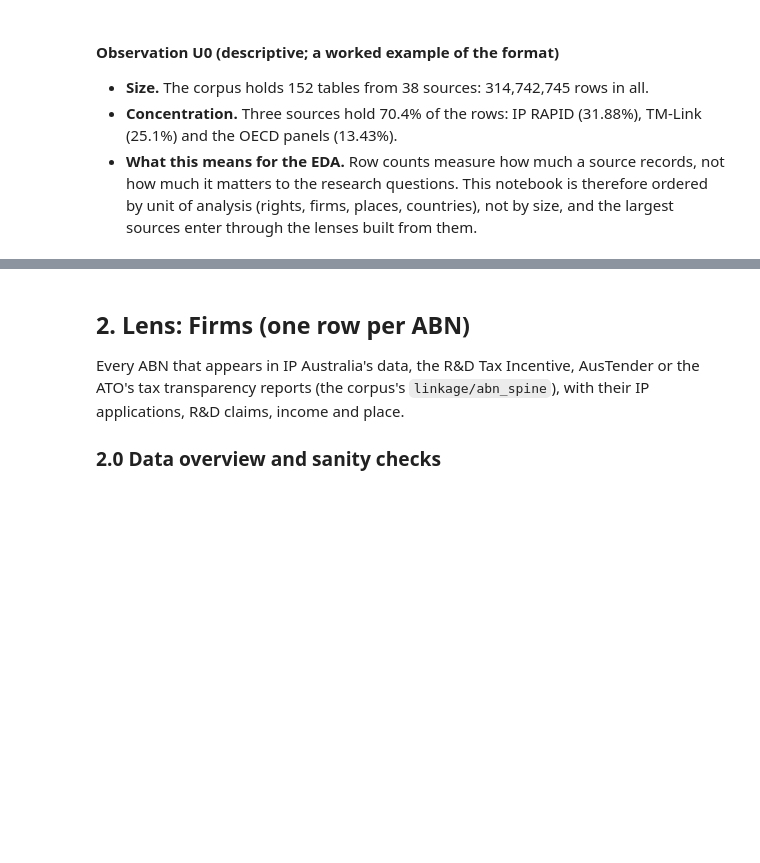
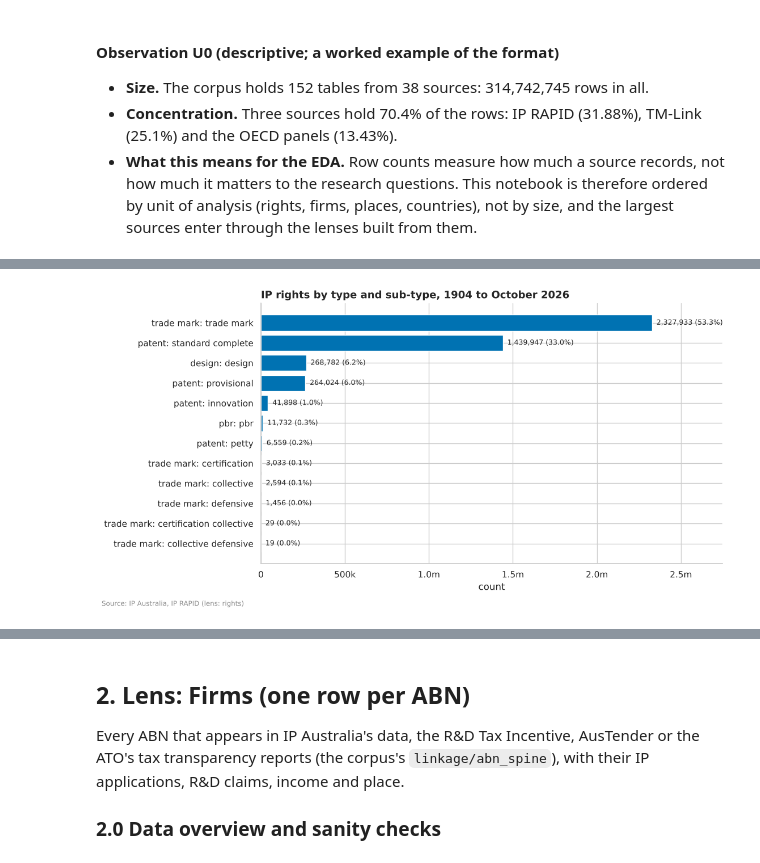
Before and after one commit to Thomas-Amann-IPAustralia/Aus-GII-Breakdown, a Jupyter notebook: analysis/notebooks/01_univariate.ipynb, the cells around one changed output, grey strips where cells are left out. Drawn from its saved outputs; the diff is of its cells as text; code cells hidden in the pictures; blank space fills up the shorter version.

```diff
--- a/analysis/notebooks/01_univariate.ipynb
+++ b/analysis/notebooks/01_univariate.ipynb
@@ -223,0 +336,6 @@ _To be written from the outputs above, each quoting its numbers._
+# %%
+kind = rights.ip_right_type.str.replace("_", " ") + ": " + rights.ip_right_sub_type.str.replace("_", " ")
+fig = uni.counts(kind, top=12, title="IP rights by type and sub-type, 1904 to October 2026")
+style.source(fig, "IP Australia, IP RAPID (lens: rights)")
+# %% [output]
+[figure, added]
```
Also changed, not shown: parts of 66 cells of this notebook, 4 other files.
